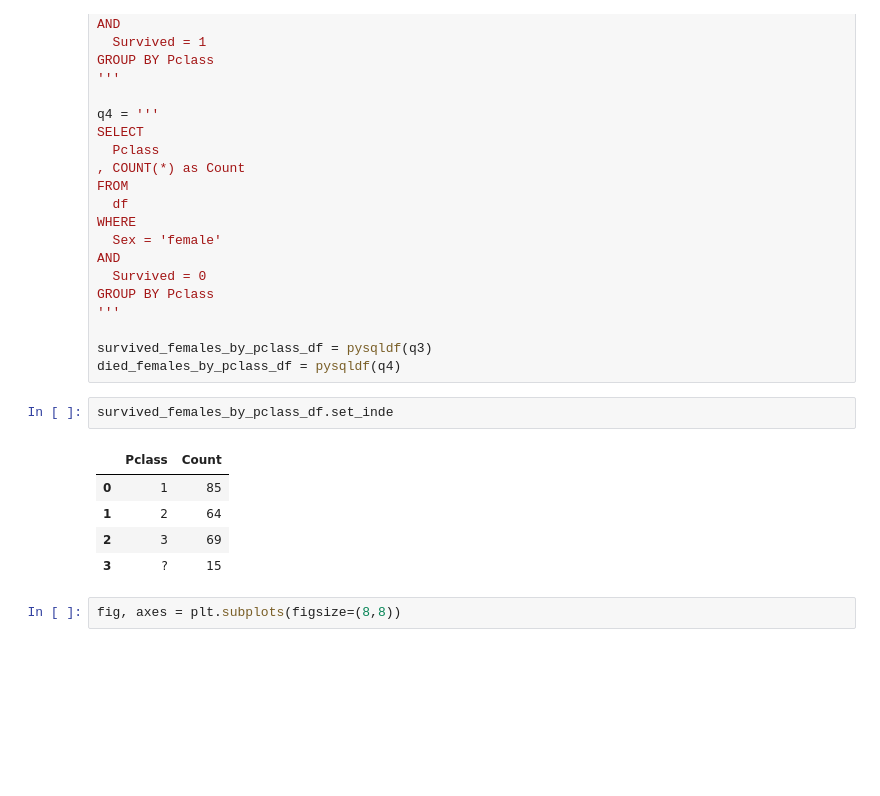
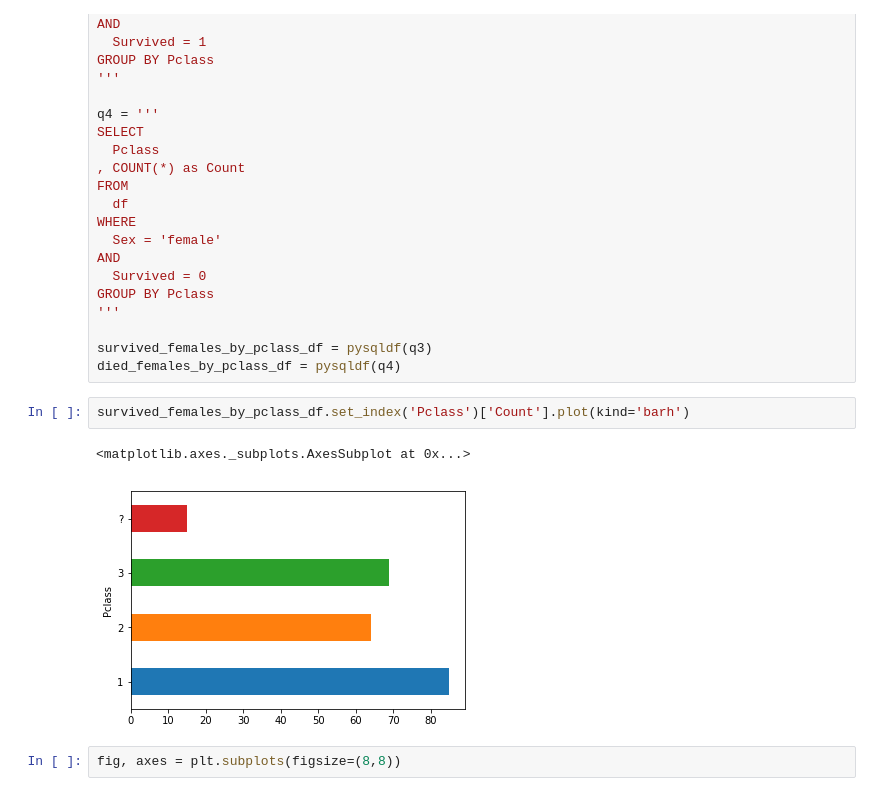
Before and after one commit to jnawjux/dsc-1-05-17-using-sql-with-pandas-lab-seattle-ds-career-040119, a Jupyter notebook: index.ipynb, the cells around one changed output. Cells and saved outputs as stored; diff of their text form; blank space fills up the shorter version.

```diff
--- a/index.ipynb
+++ b/index.ipynb
@@ -344,14 +344,11 @@ GROUP BY Pclass
 
 survived_females_by_pclass_df = pysqldf(q3)
 died_females_by_pclass_df = pysqldf(q4)
-# %%
-survived_females_by_pclass_df.set_inde
-# %% [output]
-|  | Pclass | Count |
-| 0 | 1 | 85 |
-| 1 | 2 | 64 |
-| 2 | 3 | 69 |
-| 3 | ? | 15 |
+# %%
+survived_females_by_pclass_df.set_index('Pclass')['Count'].plot(kind='barh')
+# %% [output]
+<matplotlib.axes._subplots.AxesSubplot at 0x...>
+[figure, added]
 # %%
 fig, axes = plt.subplots(figsize=(8,8))
 # %%
```
